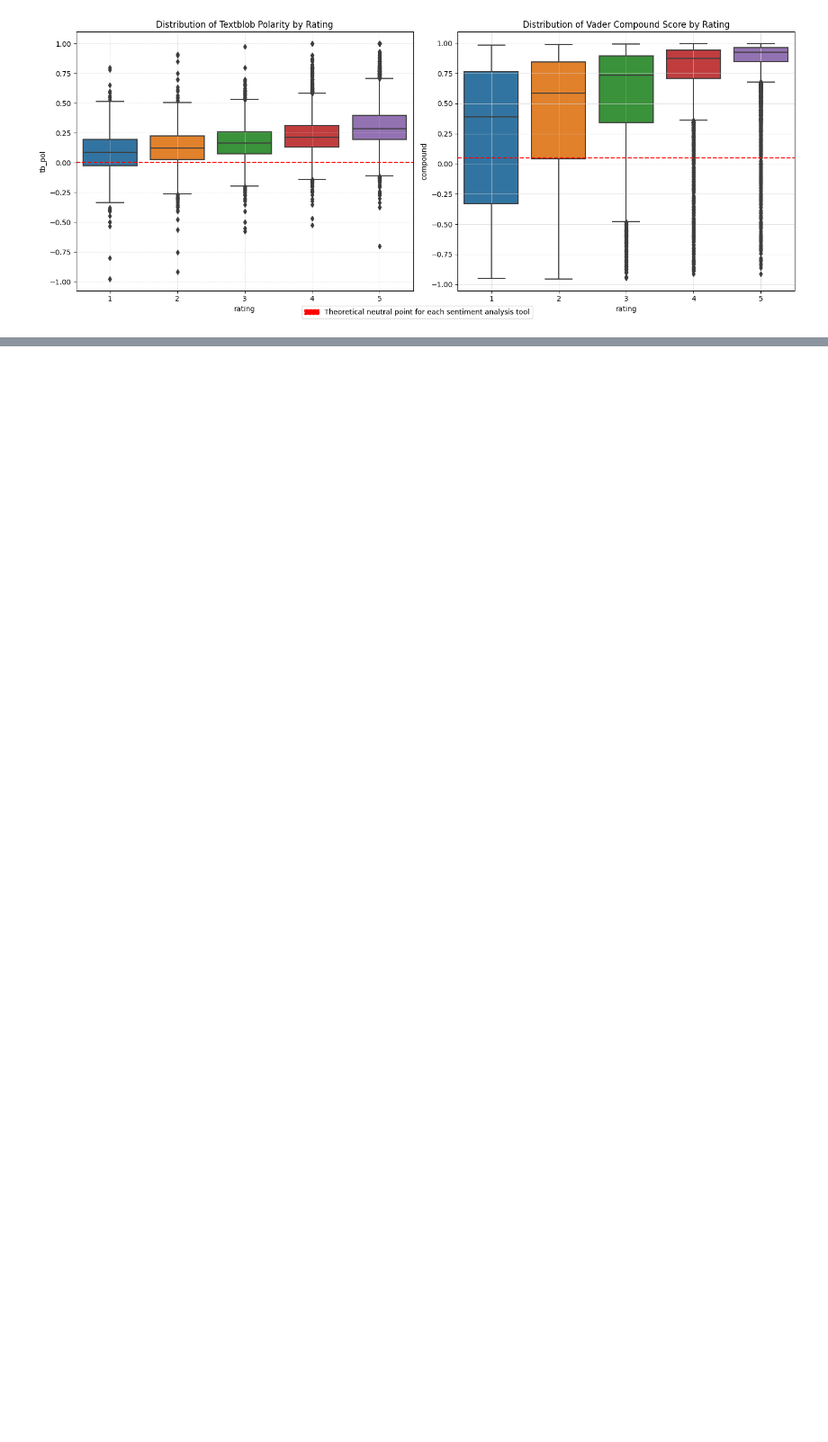
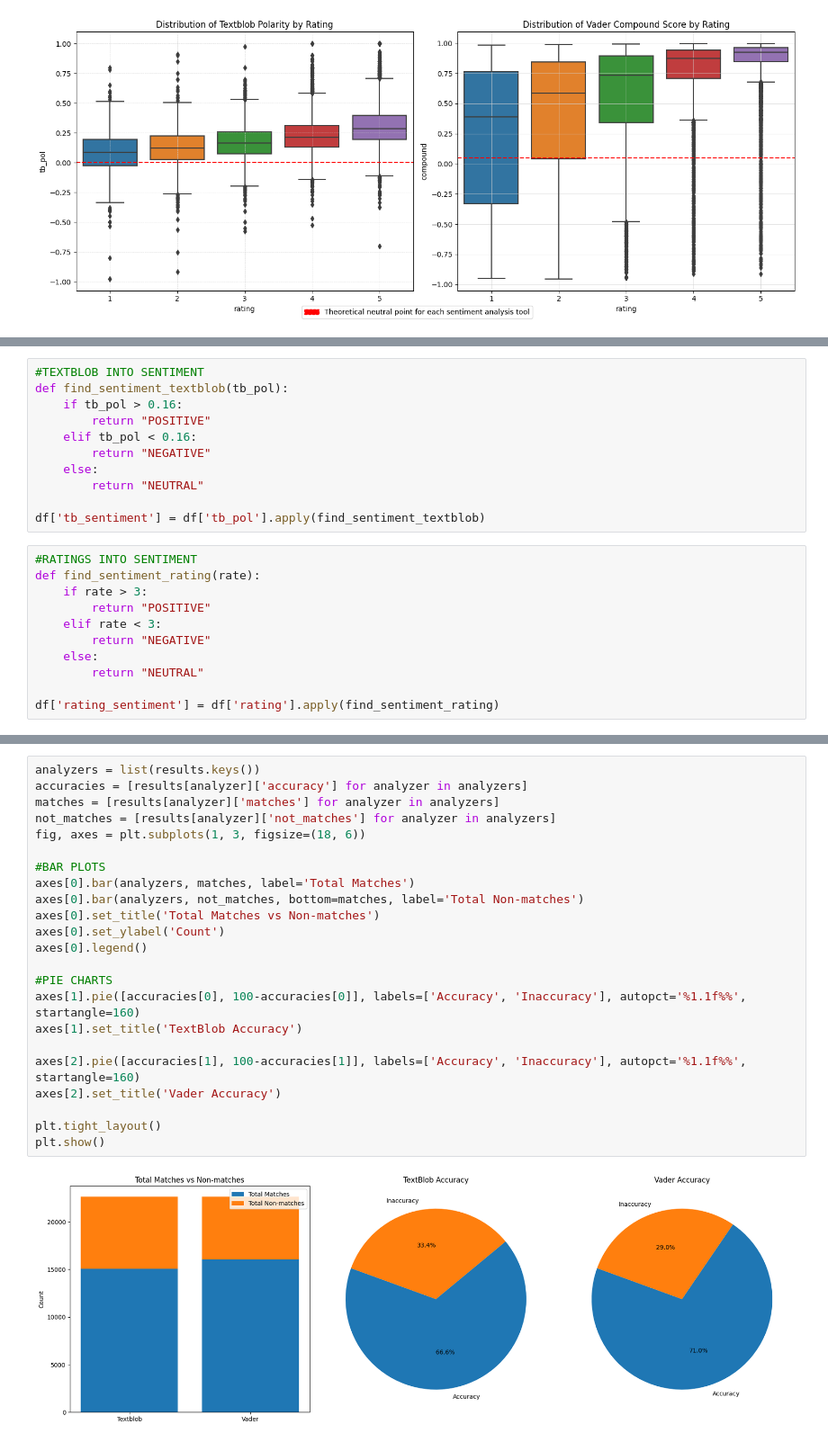
Before and after one commit to aalwadi/Final_Project, a Jupyter notebook: notebooks/EDA.ipynb, the cells around one changed output, grey strips where cells are left out. Shown at 90% size. Cells and saved outputs as stored; diff of their text form; blank space fills up the shorter version.

```diff
--- a/notebooks/EDA.ipynb
+++ b/notebooks/EDA.ipynb
@@ -706,0 +753,22 @@ plt.show()
+# %%
+#TEXTBLOB INTO SENTIMENT
+def find_sentiment_textblob(tb_pol):
+    if tb_pol > 0.16:
+        return "POSITIVE"
+    elif tb_pol < 0.16:
+        return "NEGATIVE"
+    else:
+        return "NEUTRAL"
+
+df['tb_sentiment'] = df['tb_pol'].apply(find_sentiment_textblob)
+# %%
+#RATINGS INTO SENTIMENT
+def find_sentiment_rating(rate):
+    if rate > 3:
+        return "POSITIVE"
+    elif rate < 3:
+        return "NEGATIVE"
+    else:
+        return "NEUTRAL"
+
+df['rating_sentiment'] = df['rating'].apply(find_sentiment_rating)
@@ -706,0 +823,25 @@ plt.show()
+# %%
+analyzers = list(results.keys())
+accuracies = [results[analyzer]['accuracy'] for analyzer in analyzers]
+matches = [results[analyzer]['matches'] for analyzer in analyzers]
+not_matches = [results[analyzer]['not_matches'] for analyzer in analyzers]
+fig, axes = plt.subplots(1, 3, figsize=(18, 6))
+
+#BAR PLOTS
+axes[0].bar(analyzers, matches, label='Total Matches')
+axes[0].bar(analyzers, not_matches, bottom=matches, label='Total Non-matches')
+axes[0].set_title('Total Matches vs Non-matches')
+axes[0].set_ylabel('Count')
+axes[0].legend()
+
+#PIE CHARTS
+axes[1].pie([accuracies[0], 100-accuracies[0]], labels=['Accuracy', 'Inaccuracy'], autopct='%1.1f%%', startangle=160)
+axes[1].set_title('TextBlob Accuracy')
+
+axes[2].pie([accuracies[1], 100-accuracies[1]], labels=['Accuracy', 'Inaccuracy'], autopct='%1.1f%%', startangle=160)
+axes[2].set_title('Vader Accuracy')
+
+plt.tight_layout()
+plt.show()
+# %% [output]
+[figure, added]
```
Also changed, not shown: parts of 53 cells of this notebook.
